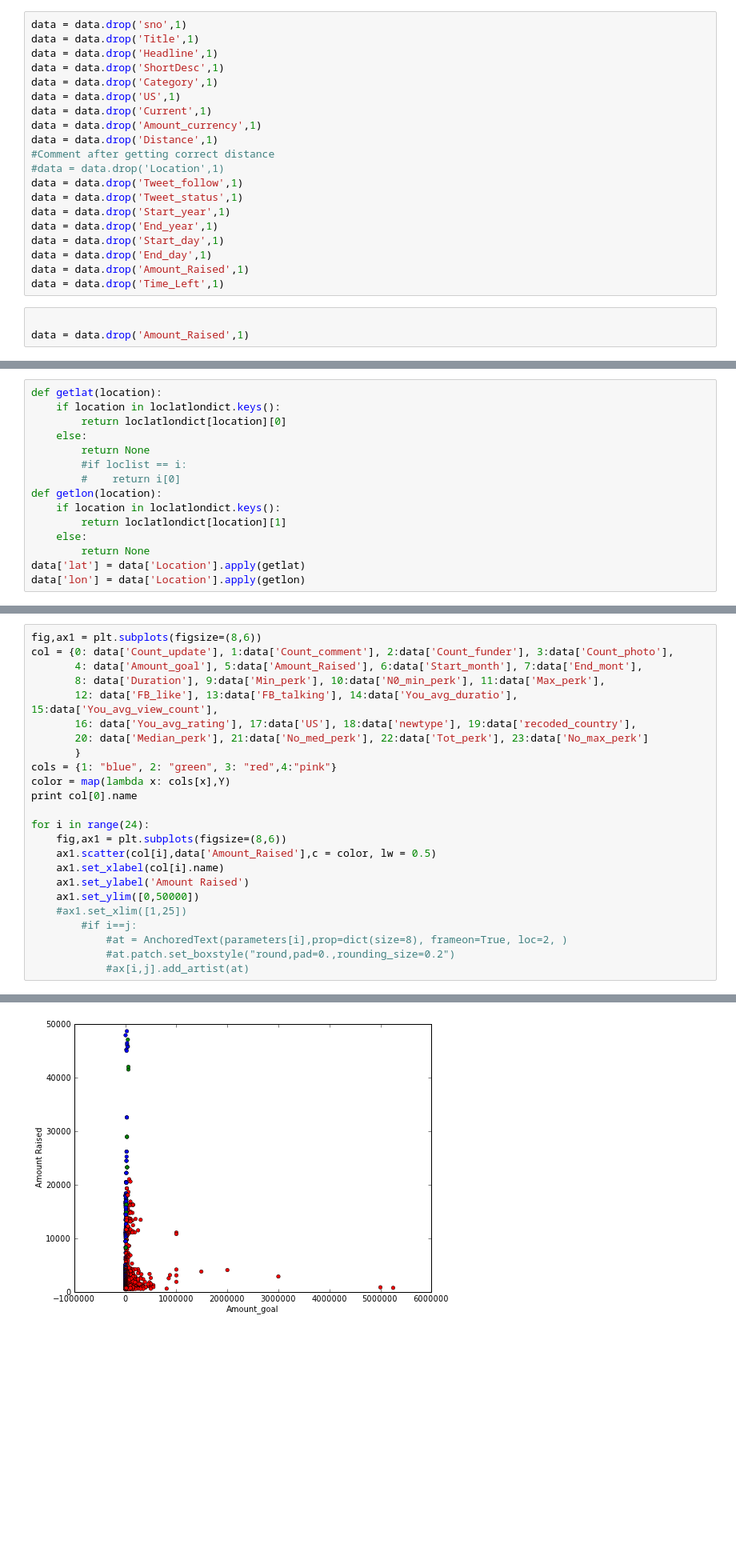
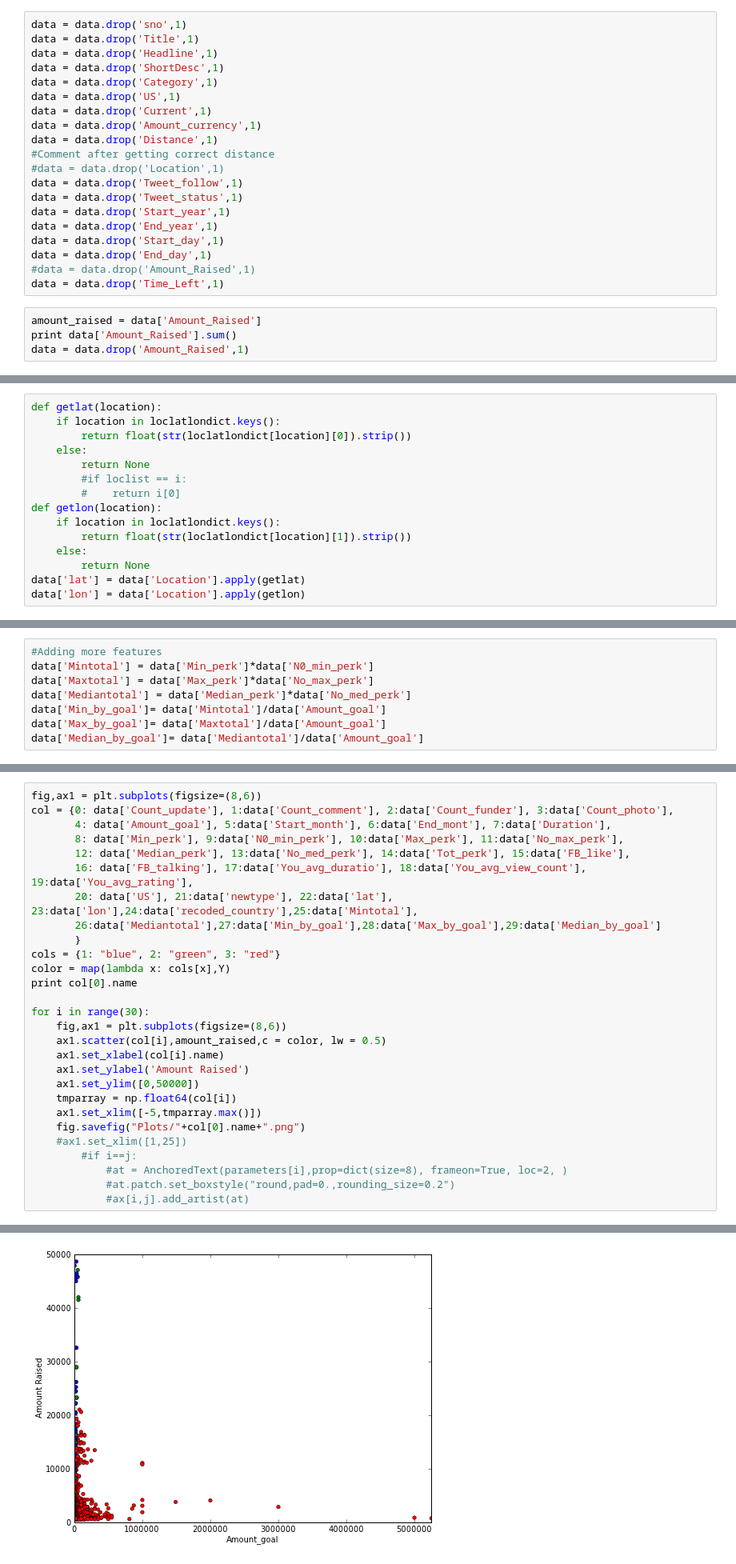
Before and after one commit to sonalisharma/pythonseminar, a Jupyter notebook: FinalProject/Notebooks/Regression-Logistic classification.ipynb, the cells around one changed output, grey strips where cells are left out. Shown at 80% size. Saved outputs shown, nothing was run; the diff lists cells and outputs as text; blank space fills up the shorter version.

Commit message:
Added more plots and commiting front end code

```diff
--- a/FinalProject/Notebooks/Regression-Logistic classification.ipynb
+++ b/FinalProject/Notebooks/Regression-Logistic classification.ipynb
@@ -47,8 +47,9 @@ data = data.drop('Start_year',1)
 data = data.drop('End_year',1)
 data = data.drop('Start_day',1)
 data = data.drop('End_day',1)
-data = data.drop('Amount_Raised',1)
+#data = data.drop('Amount_Raised',1)
 data = data.drop('Time_Left',1)
 # %%
-
+amount_raised = data['Amount_Raised']
+print data['Amount_Raised'].sum()
 data = data.drop('Amount_Raised',1)
@@ -830,14 +808,14 @@ loclatlondict = {' 0irobi,  Kenya ': (-1.2920659, 36.8219462),
 # %%
 def getlat(location):
     if location in loclatlondict.keys():
-        return loclatlondict[location][0]
+        return float(str(loclatlondict[location][0]).strip())
     else:
         return None
         #if loclist == i:
         #    return i[0]
 def getlon(location):
     if location in loclatlondict.keys():
-        return loclatlondict[location][1]
+        return float(str(loclatlondict[location][1]).strip())
     else:
         return None
 data['lat'] = data['Location'].apply(getlat)
@@ -891,6 +849,14 @@ Name: lat, Length: 1841
 def to_days(dur):
     return float(dur)/(3600*24)
 data['Duration']= data['Duration'].apply(to_days)
+# %%
+#Adding more features
+data['Mintotal'] = data['Min_perk']*data['N0_min_perk']
+data['Maxtotal'] = data['Max_perk']*data['No_max_perk']
+data['Mediantotal'] = data['Median_perk']*data['No_med_perk']
+data['Min_by_goal']= data['Mintotal']/data['Amount_goal']
+data['Max_by_goal']= data['Maxtotal']/data['Amount_goal']
+data['Median_by_goal']= data['Mediantotal']/data['Amount_goal']
 # %%
 Y = data['status']
 data = data.drop('status',1)
@@ -1160,22 +1169,26 @@ Index([Count_update, Count_comment, Count_funder, Count_photo, Amount_goal, Amou
 # %%
 fig,ax1 = plt.subplots(figsize=(8,6))
 col = {0: data['Count_update'], 1:data['Count_comment'], 2:data['Count_funder'], 3:data['Count_photo'],
-       4: data['Amount_goal'], 5:data['Amount_Raised'], 6:data['Start_month'], 7:data['End_mont'],
-       8: data['Duration'], 9:data['Min_perk'], 10:data['N0_min_perk'], 11:data['Max_perk'],
-       12: data['FB_like'], 13:data['FB_talking'], 14:data['You_avg_duratio'], 15:data['You_avg_view_count'],
-       16: data['You_avg_rating'], 17:data['US'], 18:data['newtype'], 19:data['recoded_country'],
-       20: data['Median_perk'], 21:data['No_med_perk'], 22:data['Tot_perk'], 23:data['No_max_perk']
+       4: data['Amount_goal'], 5:data['Start_month'], 6:data['End_mont'], 7:data['Duration'],
+       8: data['Min_perk'], 9:data['N0_min_perk'], 10:data['Max_perk'], 11:data['No_max_perk'],
+       12: data['Median_perk'], 13:data['No_med_perk'], 14:data['Tot_perk'], 15:data['FB_like'],
+       16: data['FB_talking'], 17:data['You_avg_duratio'], 18:data['You_avg_view_count'], 19:data['You_avg_rating'],
+       20: data['US'], 21:data['newtype'], 22:data['lat'], 23:data['lon'],24:data['recoded_country'],25:data['Mintotal'],
+       26:data['Mediantotal'],27:data['Min_by_goal'],28:data['Max_by_goal'],29:data['Median_by_goal']
        }
-cols = {1: "blue", 2: "green", 3: "red",4:"pink"}
+cols = {1: "blue", 2: "green", 3: "red"}
 color = map(lambda x: cols[x],Y)
 print col[0].name
 
-for i in range(24):
+for i in range(30):
     fig,ax1 = plt.subplots(figsize=(8,6))
-    ax1.scatter(col[i],data['Amount_Raised'],c = color, lw = 0.5)
+    ax1.scatter(col[i],amount_raised,c = color, lw = 0.5)
     ax1.set_xlabel(col[i].name)
     ax1.set_ylabel('Amount Raised')
     ax1.set_ylim([0,50000])
+    tmparray = np.float64(col[i])
+    ax1.set_xlim([-5,tmparray.max()])
+    fig.savefig("Plots/"+col[0].name+".png")
     #ax1.set_xlim([1,25])
         #if i==j:
             #at = AnchoredText(parameters[i],prop=dict(size=8), frameon=True, loc=2, )
@@ -1191 +1204 @@ Count_update
-[figure, old version]
+[figure, new version]
```
Also changed, not shown: parts of 35 cells of this notebook, 19 other files.
